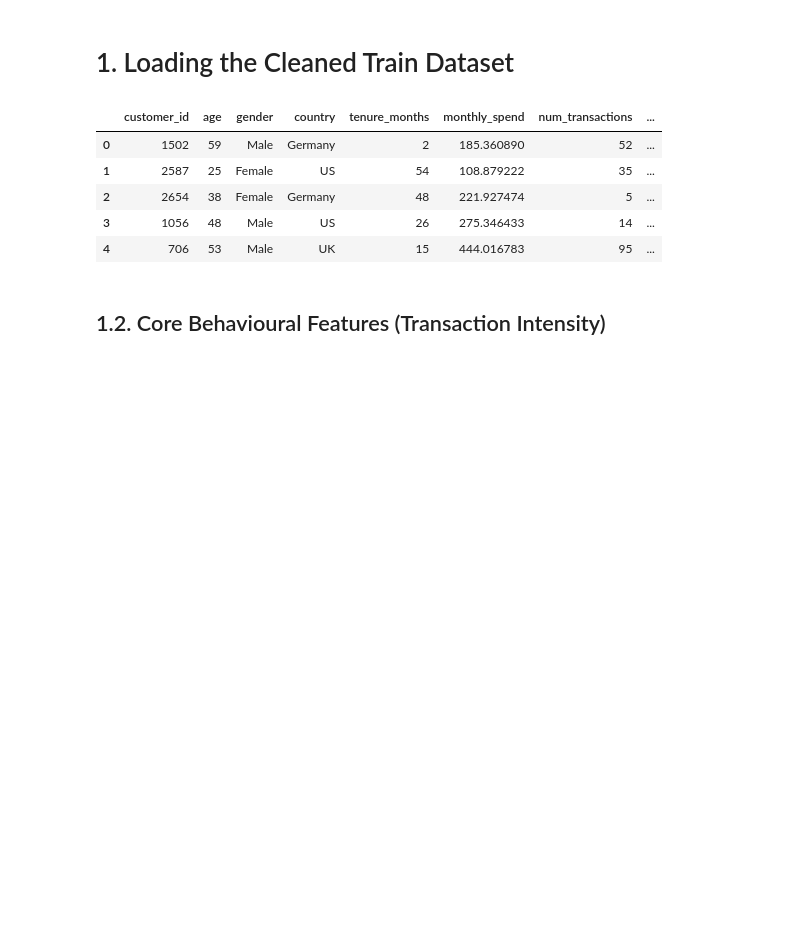
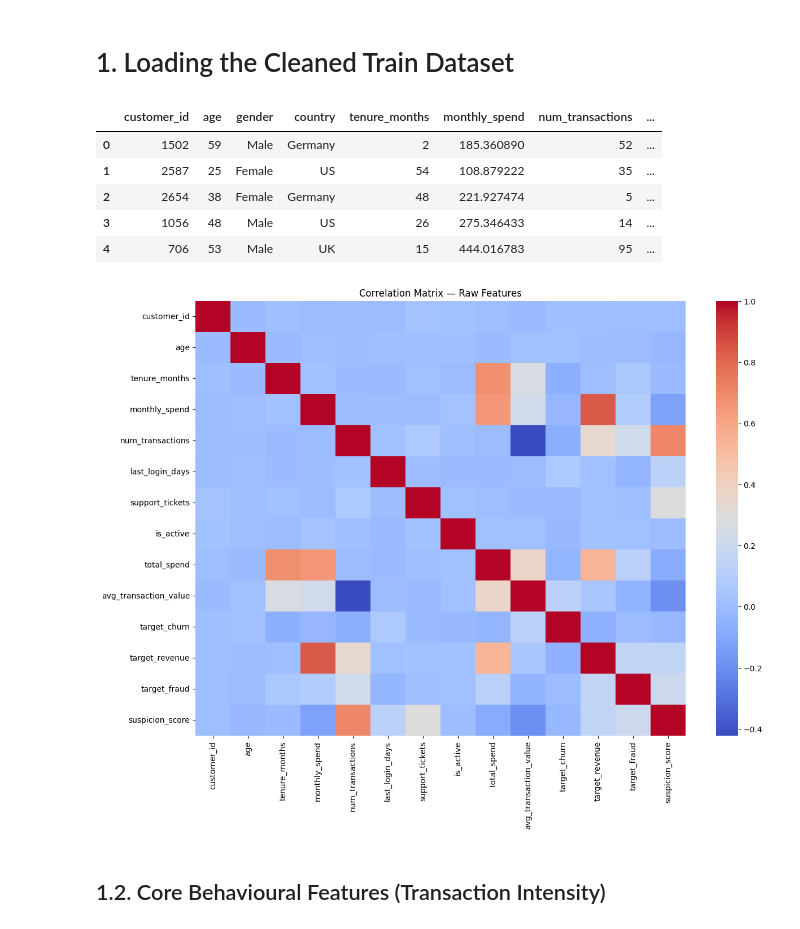
Before and after one commit to Amirthagenius/Multi-Layered-Behavioral-Fraud-Detection, a Jupyter notebook: 02_feature_engineering.ipynb, the cells around one changed output. Saved outputs shown, nothing was run; the diff lists cells and outputs as text; code cells hidden in the pictures; blank space fills up the shorter version.

```diff
--- a/02_feature_engineering.ipynb
+++ b/02_feature_engineering.ipynb
@@ -19,10 +20,14 @@ df_train.head()
 # %%
 #Raw Correlation Matrix (Before Engineering)
 
+df_train_raw = df_train.copy()
+
 plt.figure(figsize=(14,10))
-sns.heatmap(df_train.corr(), cmap='coolwarm', annot=False)
+sns.heatmap(df_train_raw.select_dtypes(include=np.number).corr(), cmap='coolwarm', annot=False)
 plt.title("Correlation Matrix — Raw Features")
 plt.show()
+# %% [output]
+[figure, added]
 # %% [markdown]
 ## 1.2. Core Behavioural Features (Transaction Intensity)
 # %%
```
Also changed, not shown: parts of 17 cells of this notebook, 9 other files.
